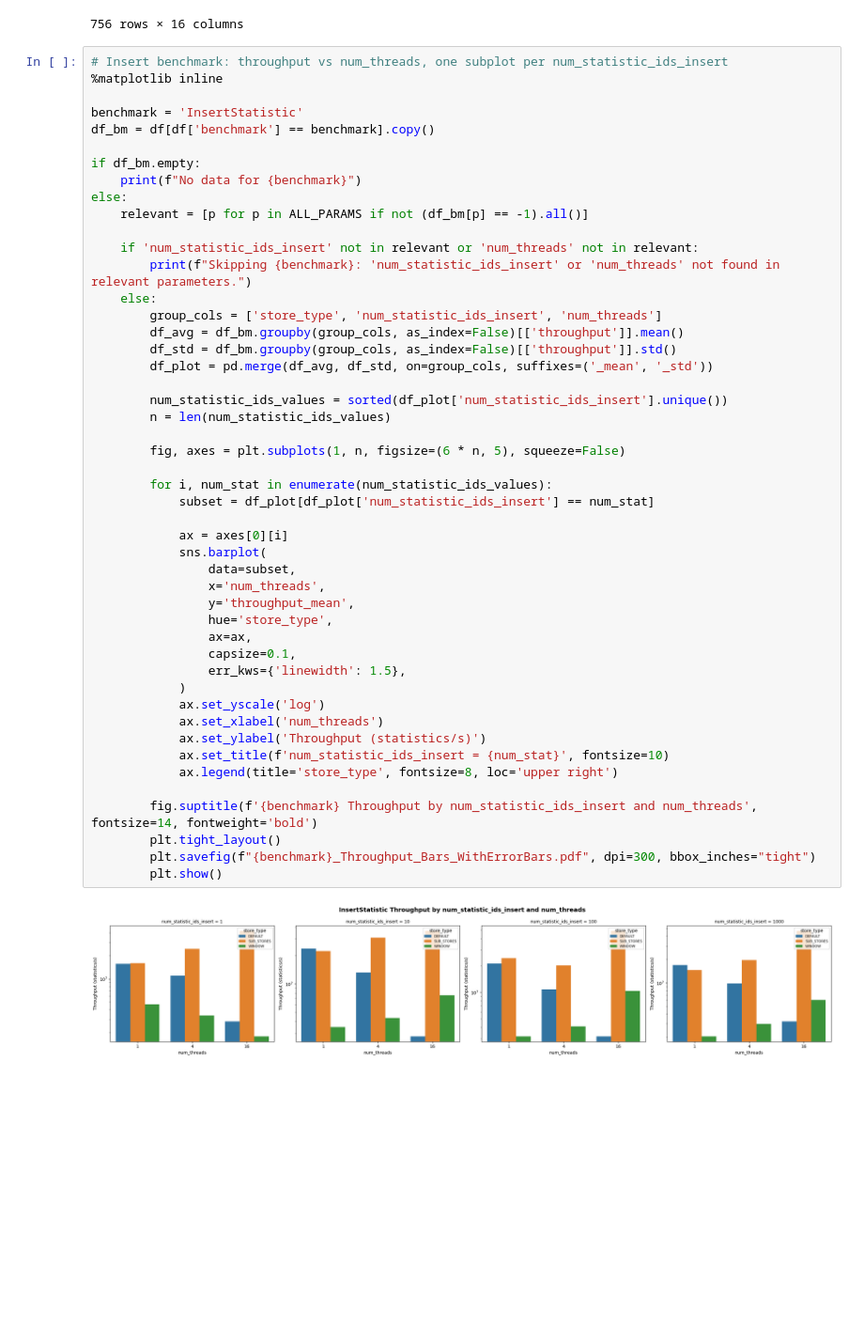
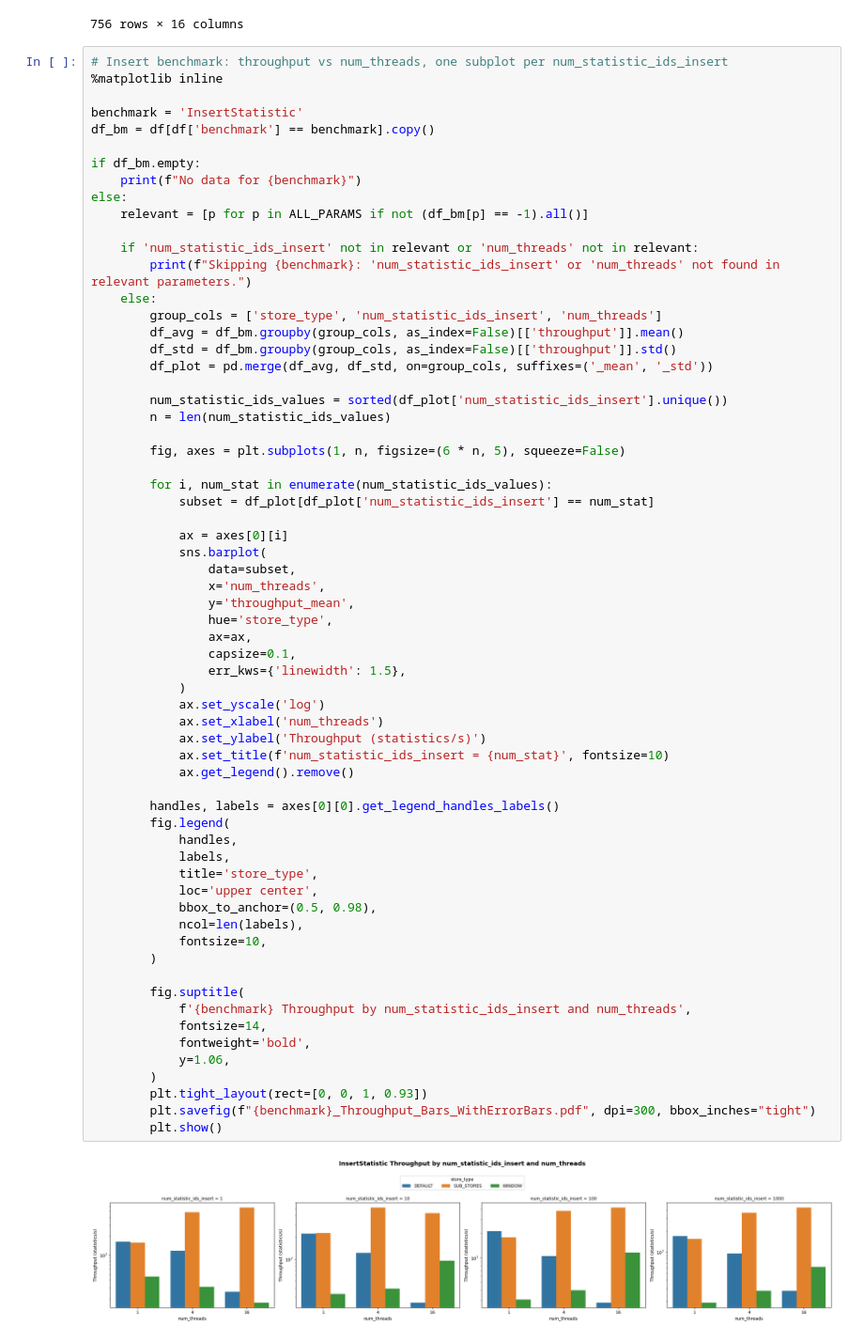
Before and after one commit to ESPAT-Orga/nebulastream-espat, a Jupyter notebook: scripts/benchmarking/statistics-store/plots/Statistic Stores.ipynb, the cells around one changed output. Shown at 94% size. Saved outputs shown, nothing was run; the diff lists cells and outputs as text; blank space fills up the shorter version.

Commit message:
chore(Benchmark): Added Jupyternotebooks for Build and Probe

```diff
--- a/scripts/benchmarking/statistics-store/plots/Statistic Stores.ipynb
+++ b/scripts/benchmarking/statistics-store/plots/Statistic Stores.ipynb
@@ -44,37 +44,53 @@ else:
         df_avg = df_bm.groupby(group_cols, as_index=False)[['throughput']].mean()
         df_std = df_bm.groupby(group_cols, as_index=False)[['throughput']].std()
         df_plot = pd.merge(df_avg, df_std, on=group_cols, suffixes=('_mean', '_std'))
 
         num_statistic_ids_values = sorted(df_plot['num_statistic_ids_insert'].unique())
         n = len(num_statistic_ids_values)
 
         fig, axes = plt.subplots(1, n, figsize=(6 * n, 5), squeeze=False)
 
         for i, num_stat in enumerate(num_statistic_ids_values):
             subset = df_plot[df_plot['num_statistic_ids_insert'] == num_stat]
 
             ax = axes[0][i]
             sns.barplot(
                 data=subset,
                 x='num_threads',
                 y='throughput_mean',
                 hue='store_type',
                 ax=ax,
                 capsize=0.1,
                 err_kws={'linewidth': 1.5},
             )
             ax.set_yscale('log')
             ax.set_xlabel('num_threads')
             ax.set_ylabel('Throughput (statistics/s)')
             ax.set_title(f'num_statistic_ids_insert = {num_stat}', fontsize=10)
-            ax.legend(title='store_type', fontsize=8, loc='upper right')
+            ax.get_legend().remove()
 
-        fig.suptitle(f'{benchmark} Throughput by num_statistic_ids_insert and num_threads', fontsize=14, fontweight='bold')
-        plt.tight_layout()
+        handles, labels = axes[0][0].get_legend_handles_labels()
+        fig.legend(
+            handles,
+            labels,
+            title='store_type',
+            loc='upper center',
+            bbox_to_anchor=(0.5, 0.98),
+            ncol=len(labels),
+            fontsize=10,
+        )
+
+        fig.suptitle(
+            f'{benchmark} Throughput by num_statistic_ids_insert and num_threads',
+            fontsize=14,
+            fontweight='bold',
+            y=1.06,
+        )
+        plt.tight_layout(rect=[0, 0, 1, 0.93])
         plt.savefig(f"{benchmark}_Throughput_Bars_WithErrorBars.pdf", dpi=300, bbox_inches="tight")
         plt.show()
 # %% [output]
-[figure, old version]
+[figure, new version]
 # %%
 # Get benchmark (num_statistics == 100_000): throughput.
 # Grid: cols=(num_statistic_ids_insert, num_statistic_ids_get) pairs, rows=num_statistics_per_request (filtered to 1, 10, 100).
```
Also changed, not shown: parts of 2 cells of this notebook, 2 other files.
